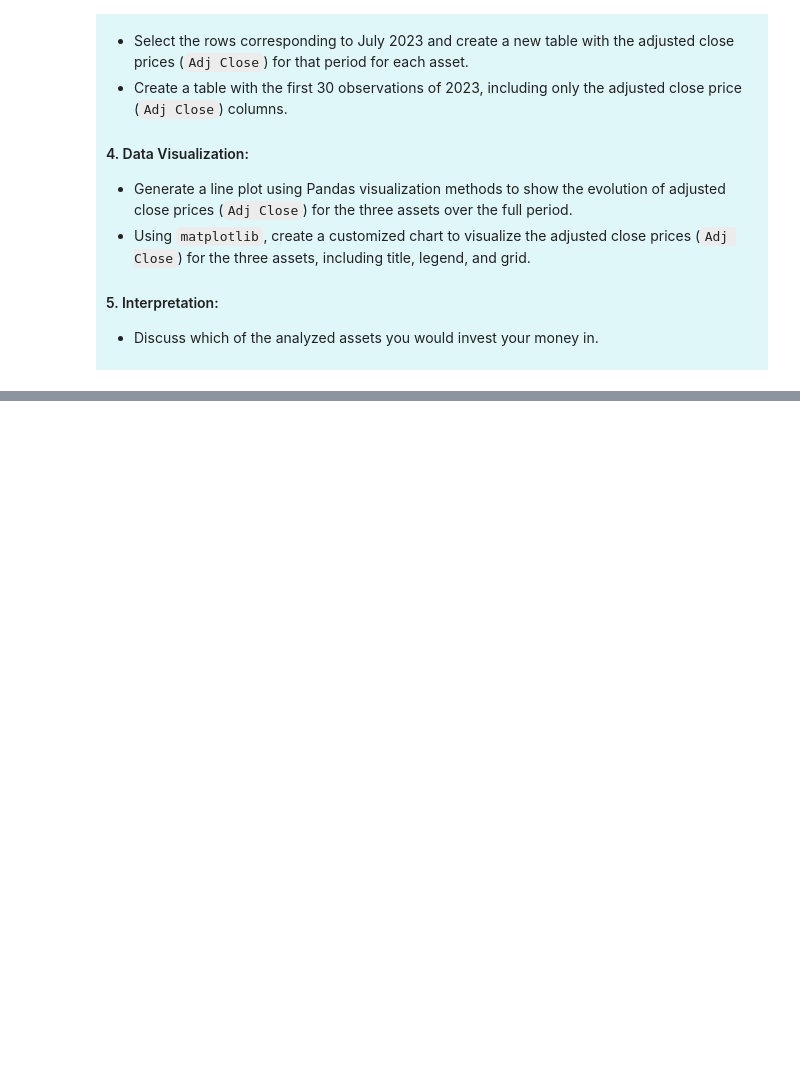
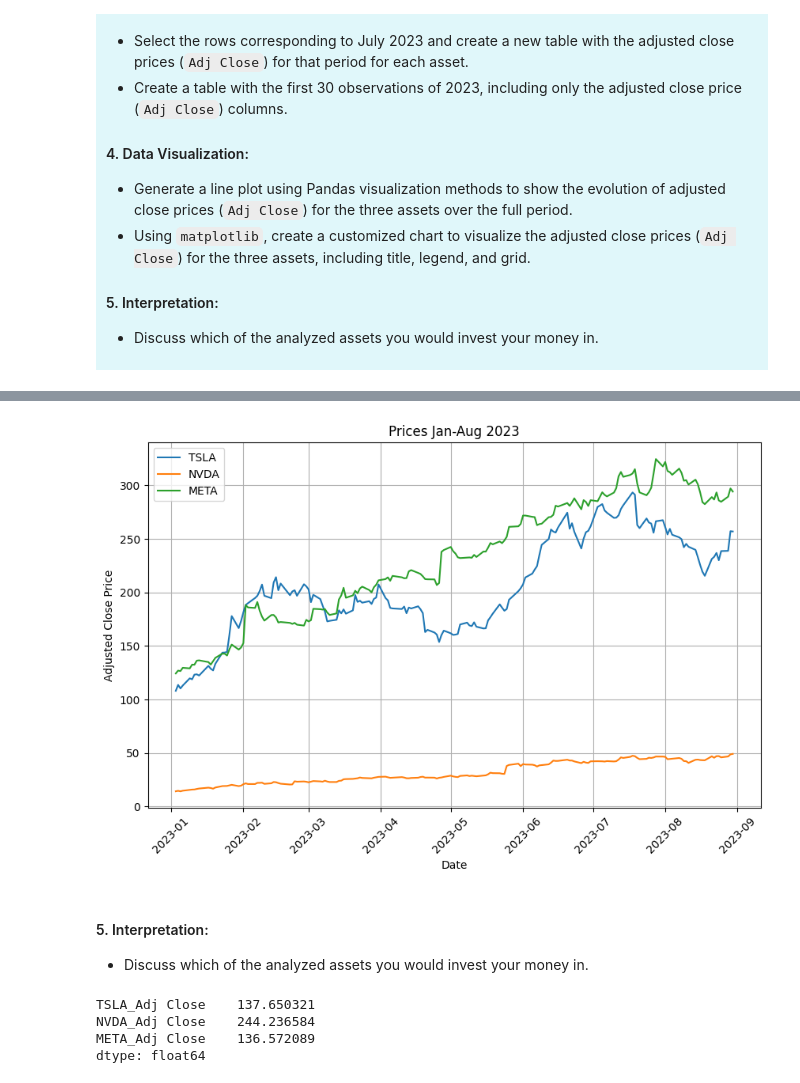
Before and after one commit to alfonso-santos/finanzas-tecnologia-practicas, a Jupyter notebook: src_soluciones/01_01_Descarga_y_descripción_de_activos_financieros_soluciones.ipynb, the cells around one changed output, grey strips where cells are left out. Saved outputs shown, nothing was run; the diff lists cells and outputs as text; code cells hidden in the pictures; blank space fills up the shorter version.

```diff
--- a/src_soluciones/01_01_Descarga_y_descripción_de_activos_financieros_soluciones.ipynb
+++ b/src_soluciones/01_01_Descarga_y_descripción_de_activos_financieros_soluciones.ipynb
@@ -1203,0 +1346,28 @@ plt.show()
+# %%
+# Customized plot with rotated x-axis labels and updated title
+plt.figure(figsize=(10, 6))
+for ticker in tickers:
+    plt.plot(df_adj_close.index, df_adj_close[f'{ticker}_Adj Close'], label=ticker)
+plt.title("Prices Jan-Aug 2023")
+plt.xlabel("Date")
+plt.ylabel("Adjusted Close Price")
+plt.xticks(rotation=45)  # Rotate x-axis labels by 45 degrees
+plt.legend()
+plt.grid(True)
+plt.show()
+# %% [output]
+[figure, added]
+# %% [markdown]
+#### 5. Interpretation:
+- Discuss which of the analyzed assets you would invest your money in.
+# %%
+# Calculate the total return for each asset between the first and last day of the period
+returns_total = 100 * (df_adj_close.iloc[-1] - df_adj_close.iloc[0]) / df_adj_close.iloc[0]
+
+# Show the calculated total returns for each asset
+returns_total
+# %% [output]
+TSLA_Adj Close    137.650321
+NVDA_Adj Close    244.236584
+META_Adj Close    136.572089
+dtype: float64
```
Also changed, not shown: parts of 17 cells of this notebook, 4 other files.
